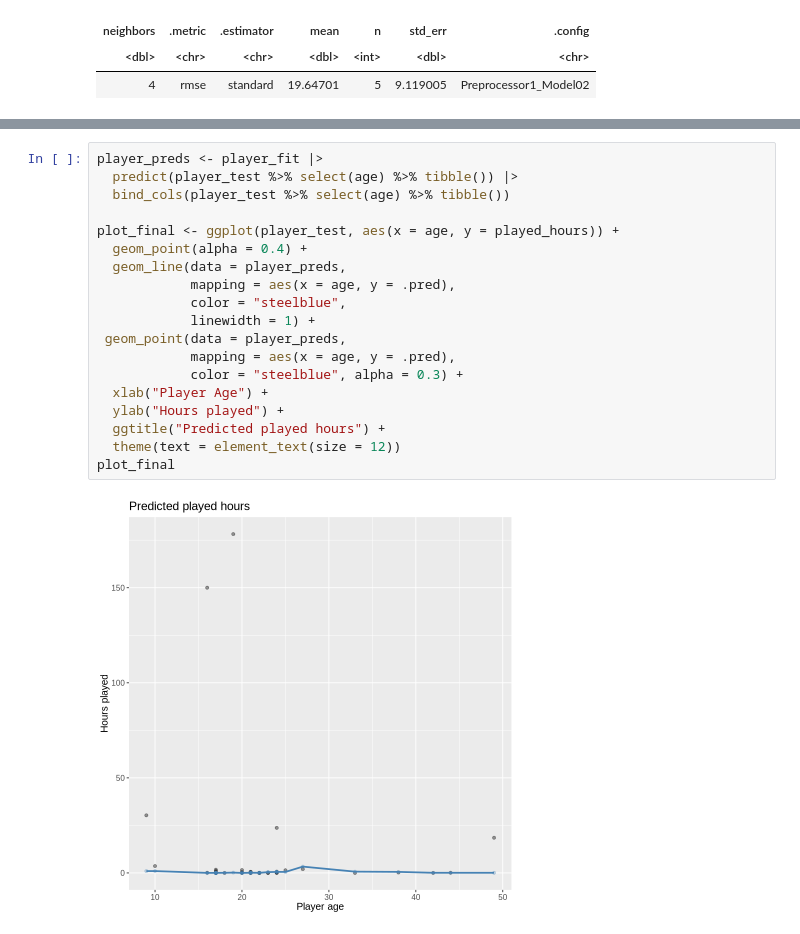
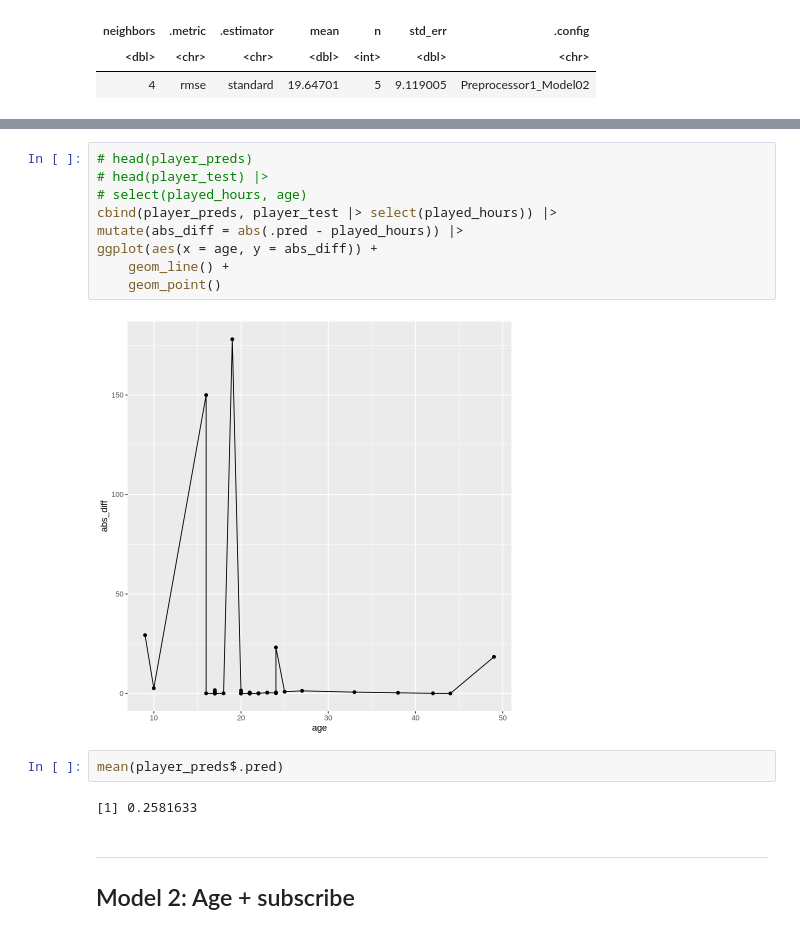
Before and after one commit to katjarj/dsci-100-project, a Jupyter notebook: final_report_dsci.ipynb, the cells around one changed output, grey strips where cells are left out. Drawn from its saved outputs; the diff is of its cells as text.

```diff
--- a/final_report_dsci.ipynb
+++ b/final_report_dsci.ipynb
@@ -337,21 +367,19 @@ plot_final
-# %%
-player_preds <- player_fit |>
-  predict(player_test %>% select(age) %>% tibble()) |>
-  bind_cols(player_test %>% select(age) %>% tibble())
-
-plot_final <- ggplot(player_test, aes(x = age, y = played_hours)) +
-  geom_point(alpha = 0.4) +
-  geom_line(data = player_preds,
-            mapping = aes(x = age, y = .pred),
-            color = "steelblue",
-            linewidth = 1) +
- geom_point(data = player_preds,
-            mapping = aes(x = age, y = .pred),
-            color = "steelblue", alpha = 0.3) +
-  xlab("Player Age") +
-  ylab("Hours played") +
-  ggtitle("Predicted played hours") +
-  theme(text = element_text(size = 12))
-plot_final
-# %% [output]
-[figure, removed]
+# %%
+# head(player_preds)
+# head(player_test) |>
+# select(played_hours, age)
+cbind(player_preds, player_test |> select(played_hours)) |>
+mutate(abs_diff = abs(.pred - played_hours)) |>
+ggplot(aes(x = age, y = abs_diff)) +
+    geom_line() +
+    geom_point()
+# %% [output]
+[figure, added]
+# %%
+mean(player_preds$.pred)
+# %% [output]
+[1] 0.2581633
+# %% [markdown]
+---
+
+## Model 2: Age + subscribe
```
Also changed, not shown: parts of 15 cells of this notebook, 1 other file.
